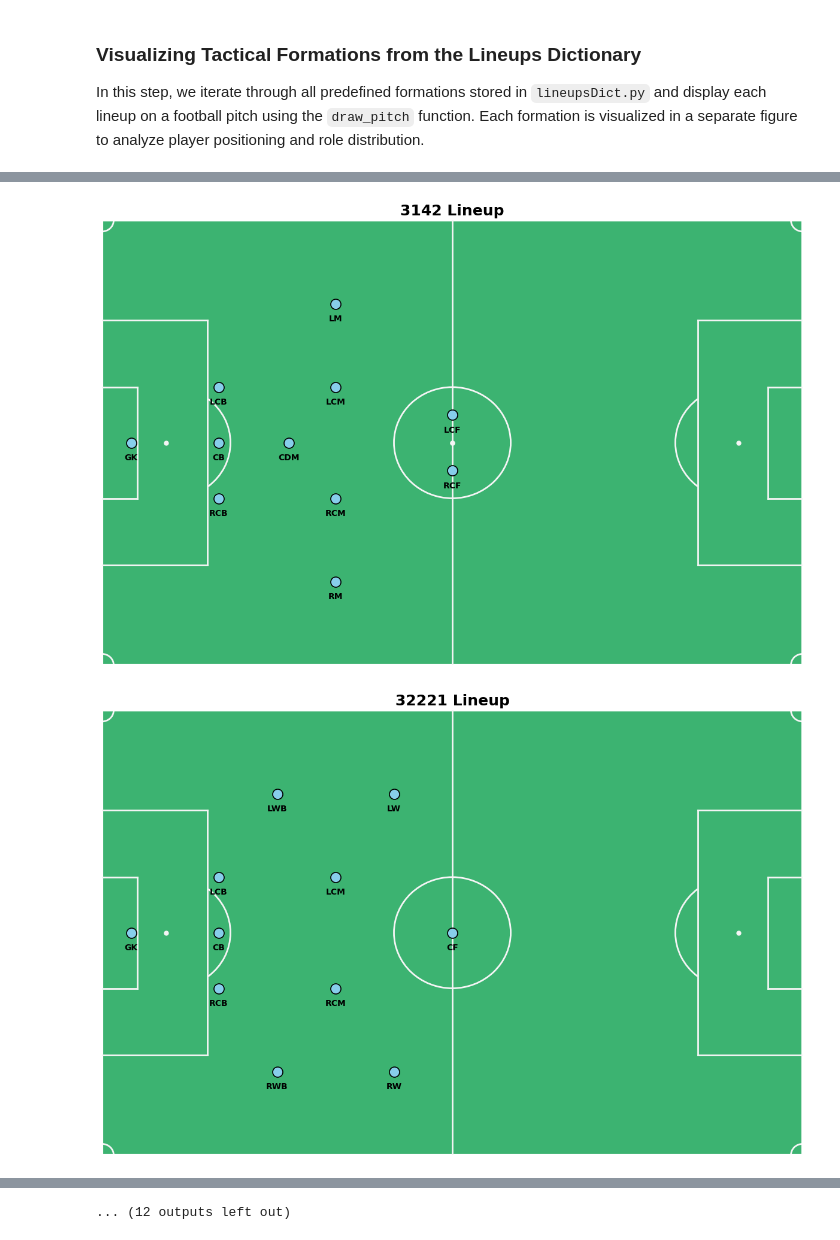
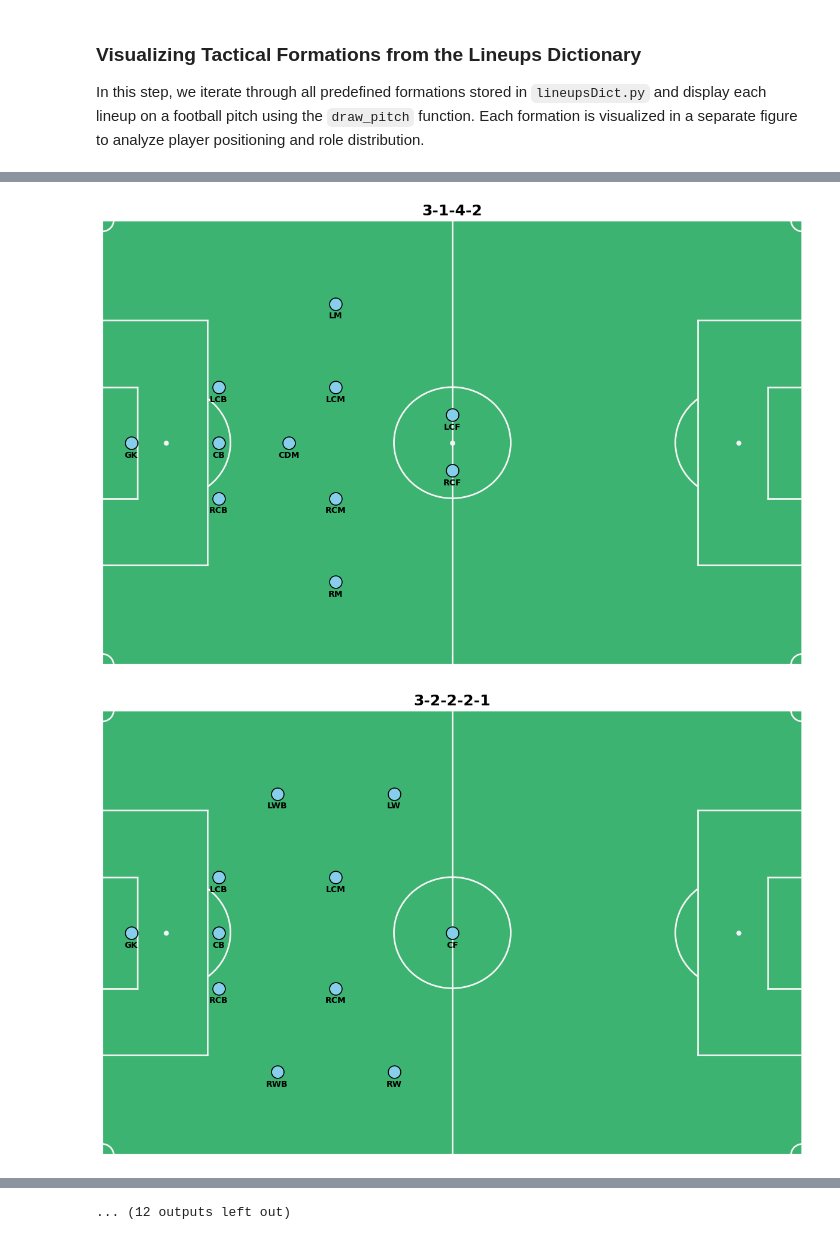
Before and after one commit to adsp-polito/2025-P12-RL-Footbal, a Jupyter notebook: Lineups/LineupsShowdown.ipynb, the cells around one changed output, grey strips where cells are left out. Drawn from its saved outputs; the diff is of its cells as text; code cells hidden in the pictures.

```diff
--- a/Lineups/LineupsShowdown.ipynb
+++ b/Lineups/LineupsShowdown.ipynb
@@ -107,10 +112,10 @@ draw_pitch(ax)
 for player in lineup:
     x, y = player["x"], player["y"]
     abbr = player["abbr"]
-    ax.scatter(x, y, s=150, color="skyblue", edgecolor="black", linewidth=1.2, zorder=3)
-    ax.text(x, y + 3.5, abbr, fontsize=10, ha="center", va="bottom", color="black", fontweight="bold")
+    ax.scatter(x, y, s=225, color="skyblue", edgecolor="black", linewidth=1.2, zorder=3)
+    ax.text(x, y + 3, abbr, fontsize=10, ha="center", va="bottom", color="black", fontweight="bold")
 
-plt.title(f"{formation_code} Lineup", fontsize=18, fontweight="bold")
+plt.title(f"{format_formation(formation_code)}", fontsize=18, fontweight="bold")
 plt.tight_layout()
 plt.show()
 # %% [output]
@@ -118,21 +125,21 @@ plt.show()
 # %%
 # Loop through all formations in the dictionary
 for formation_code, lineup in formations.items():
     fig, ax = plt.subplots(figsize=(12, 8))
     draw_pitch(ax)
 
     # Plot each player
     for player in lineup:
         x, y = player["x"], player["y"]
         abbr = player["abbr"]
-        ax.scatter(x, y, s=150, color="skyblue", edgecolor="black", linewidth=1.2, zorder=3)
-        ax.text(x, y + 3.5, abbr, fontsize=10, ha="center", va="bottom", color="black", fontweight="bold")
+        ax.scatter(x, y, s=225, color="skyblue", edgecolor="black", linewidth=1.2, zorder=3)
+        ax.text(x, y + 3, abbr, fontsize=10, ha="center", va="bottom", color="black", fontweight="bold")
 
-    plt.title(f"{formation_code} Lineup", fontsize=18, fontweight="bold")
+    plt.title(f"{format_formation(formation_code)}", fontsize=18, fontweight="bold")
     plt.tight_layout()
     plt.show()
 
     time.sleep(1)
 # %% [output]
-[figure, old version]
+[figure, new version]
-[figure, old version]
+[figure, new version]
```
Also changed, not shown: parts of 14 cells of this notebook.
